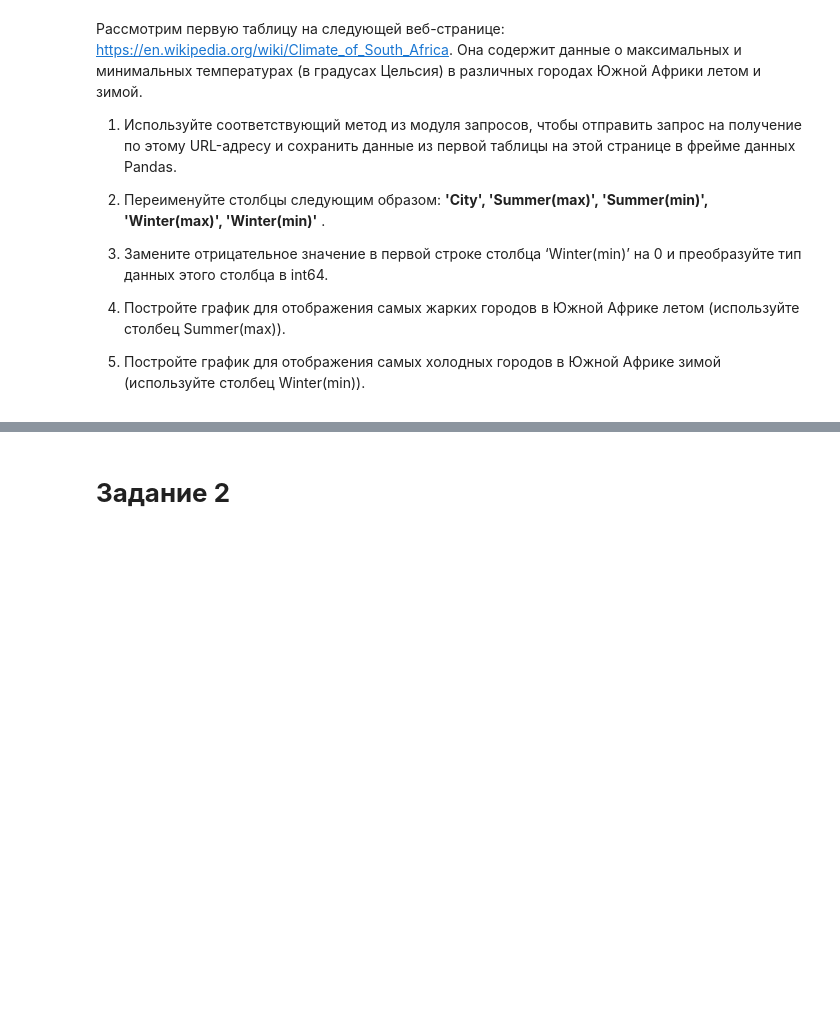
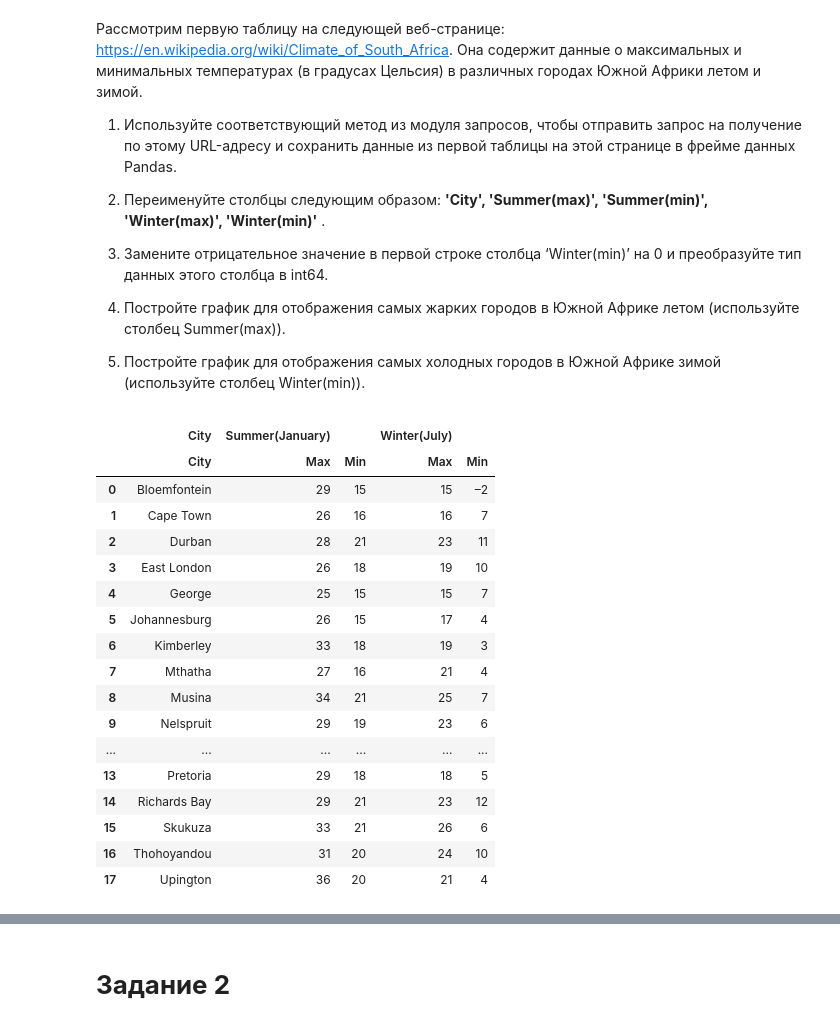
Before and after one commit to SofiaShvedova/-, a Jupyter notebook: 25_03_22.ipynb, the cells around one changed output, grey strips where cells are left out. Saved outputs shown, nothing was run; the diff lists cells and outputs as text; code cells hidden in the pictures; blank space fills up the shorter version.

```diff
--- a/25_03_22.ipynb
+++ b/25_03_22.ipynb
@@ -1040,3 +1040,36 @@ Text(0.5, 1.0, 'Cases in Germany across months')
 4.   Постройте график для отображения самых жарких городов в Южной Африке летом (используйте столбец Summer(max)).
 
 5.   Постройте график для отображения самых холодных городов в Южной Африке зимой (используйте столбец Winter(min)).
+# %%
+#importing the libraries
+import requests
+import pandas as pd
+import seaborn as sns
+import matplotlib.pyplot as plt
+#Importing the data from the webpage into a DataFrame
+
+url='https://en.wikipedia.org/wiki/Climate_of_South_Africa'
+req=requests.get(url)
+data=pd.read_html(req.text)
+df=data[0]
+# %%
+df
+# %% [output]
+|  | City | Summer(January) |  | Winter(July) |  |
+|  | City | Max | Min | Max | Min |
+| 0 | Bloemfontein | 29 | 15 | 15 | –2 |
+| 1 | Cape Town | 26 | 16 | 16 | 7 |
+| 2 | Durban | 28 | 21 | 23 | 11 |
+| 3 | East London | 26 | 18 | 19 | 10 |
+| 4 | George | 25 | 15 | 15 | 7 |
+| 5 | Johannesburg | 26 | 15 | 17 | 4 |
+| 6 | Kimberley | 33 | 18 | 19 | 3 |
+| 7 | Mthatha | 27 | 16 | 21 | 4 |
+| 8 | Musina | 34 | 21 | 25 | 7 |
+| 9 | Nelspruit | 29 | 19 | 23 | 6 |
+| ... | ... | ... | ... | ... | ... |
+| 13 | Pretoria | 29 | 18 | 18 | 5 |
+| 14 | Richards Bay | 29 | 21 | 23 | 12 |
+| 15 | Skukuza | 33 | 21 | 26 | 6 |
+| 16 | Thohoyandou | 31 | 20 | 24 | 10 |
+| 17 | Upington | 36 | 20 | 21 | 4 |
```
Also changed, not shown: parts of 2 cells of this notebook.
